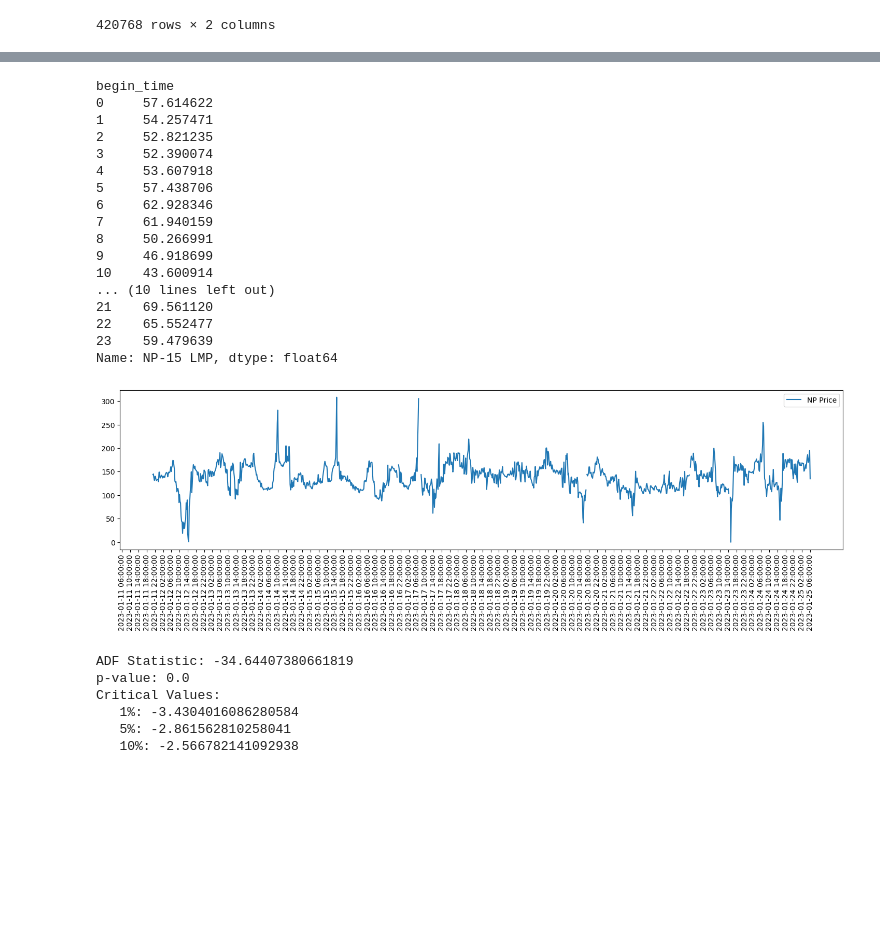
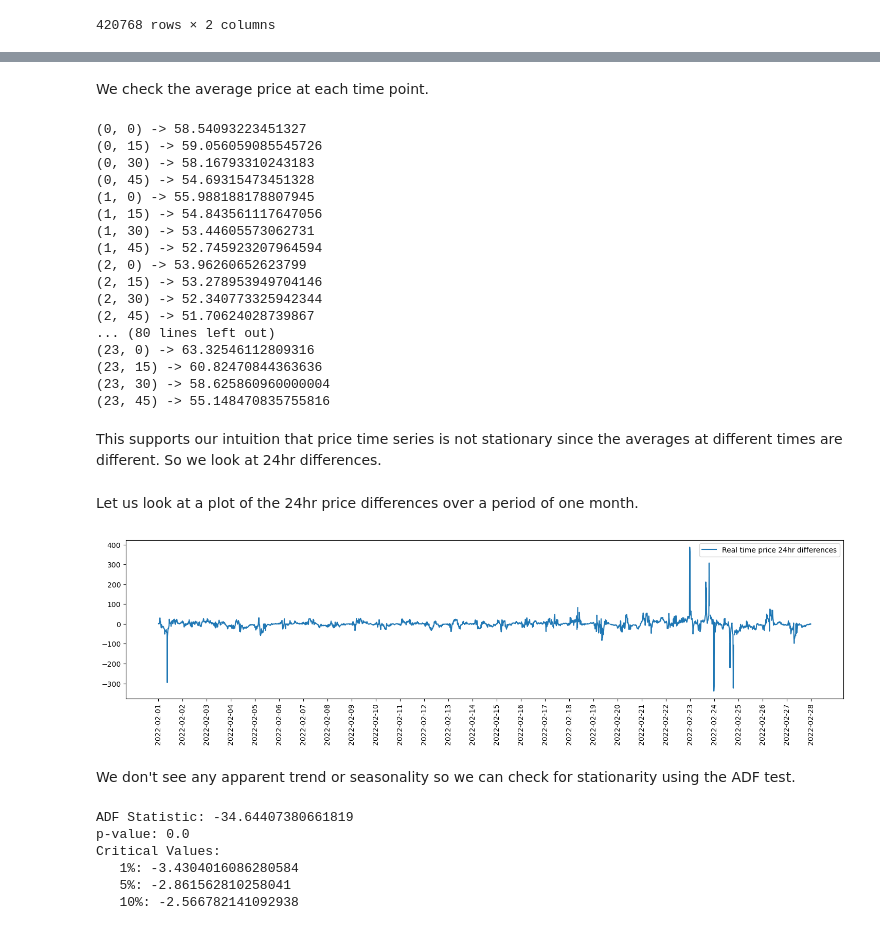
Before and after one commit to shabarishch/PowerPrices, a Jupyter notebook: data_exploration_realtime.ipynb, the cells around one changed output, grey strips where cells are left out. Cells and saved outputs as stored; diff of their text form; code cells hidden in the pictures; blank space fills up the shorter version.

```diff
--- a/data_exploration_realtime.ipynb
+++ b/data_exploration_realtime.ipynb
@@ -112,3 +94,0 @@ Name: count, dtype: int64
-# %%
-data['NP-15 LMP 24hrdiffs'] = data['NP-15 LMP'] - data['NP-15 LMP'].shift(24*12)
-data['NP-15 LMP Prev_day_price'] = data['NP-15 LMP'].shift(24*12)
@@ -132,38 +114,50 @@ data_15min
+# %% [markdown]
+We check the average price at each time point.
 # %%
-data_15min['NP-15 LMP'].groupby(data['begin_time'].apply(lambda x: x.hour)).mean()
+avgs = data_15min['NP-15 LMP'].groupby(data['begin_time'].apply(lambda x: (x.hour, x.minute))).mean()
+for i in range(len(avgs)):
+    print(f"{avgs.index[i]} -> {avgs.iloc[i]}")
 # %% [output]
-begin_time
-0     57.614622
-1     54.257471
-2     52.821235
-3     52.390074
-4     53.607918
-5     57.438706
-6     62.928346
-7     61.940159
-8     50.266991
-9     46.918699
-10    43.600914
-... (10 lines left out)
-21    69.561120
-22    65.552477
-23    59.479639
-Name: NP-15 LMP, dtype: float64
+(0, 0) -> 58.54093223451327
+(0, 15) -> 59.056059085545726
+(0, 30) -> 58.16793310243183
+(0, 45) -> 54.69315473451328
+(1, 0) -> 55.988188178807945
+(1, 15) -> 54.843561117647056
+(1, 30) -> 53.44605573062731
+(1, 45) -> 52.745923207964594
+(2, 0) -> 53.96260652623799
+(2, 15) -> 53.278953949704146
+(2, 30) -> 52.340773325942344
+(2, 45) -> 51.70624028739867
+... (80 lines left out)
+(23, 0) -> 63.32546112809316
+(23, 15) -> 60.82470844363636
+(23, 30) -> 58.625860960000004
+(23, 45) -> 55.148470835755816
+# %% [markdown]
+This supports our intuition that price time series is not stationary since the averages at different times are different. So we look at 24hr differences.
+# %%
+data_15min['NP-15 LMP 24hrdiffs'] = data_15min['NP-15 LMP'] - data_15min['NP-15 LMP'].shift(24*4)
+data_15min['NP-15 LMP Prev_day_price'] = data_15min['NP-15 LMP'].shift(24*4)
+# %% [markdown]
+Let us look at a plot of the 24hr price differences over a period of one month.
 # %%
-time1 = datetime.datetime(2023, 1, 11, 6, 0, 0)
-time2 = datetime.datetime(2023, 1, 25, 6, 0, 0)
+time1 = datetime.datetime(2022, 2, 1, 6, 0, 0)
+time2 = datetime.datetime(2022, 2, 28, 6, 0, 0)
 
 filtered_data = data_15min[filter_times(data_15min, time1, time2)]
 
 plt.figure(figsize=(18, 4))
-plt.plot(filtered_data['begin_time'], filtered_data['NP-15 LMP'] , label='NP Price')
+plt.plot(filtered_data['begin_time'], filtered_data['NP-15 LMP 24hrdiffs'] , label='Real time price 24hr differences')
 
-
-plt.xticks(ticks=pd.date_range(start=time1, end=time2, freq='4h'), labels=pd.date_range(start=time1, end=time2, freq='4h'), rotation=90)
+plt.xticks(ticks=pd.date_range(start=time1, end=time2, freq='1d'), labels=[x.date() for x in pd.date_range(start=time1, end=time2, freq='1d')], rotation=90)
 plt.legend()
 plt.show()
 # %% [output]
-[figure, old version]
+[figure, new version]
+# %% [markdown]
+We don't see any apparent trend or seasonality so we can check for stationarity using the ADF test.
 # %%
 result = adfuller(data_15min['NP-15 LMP 24hrdiffs'].dropna(), autolag='AIC')
 print(f'ADF Statistic: {result[0]}')
```
Also changed, not shown: parts of 12 cells of this notebook, 3 other files.
